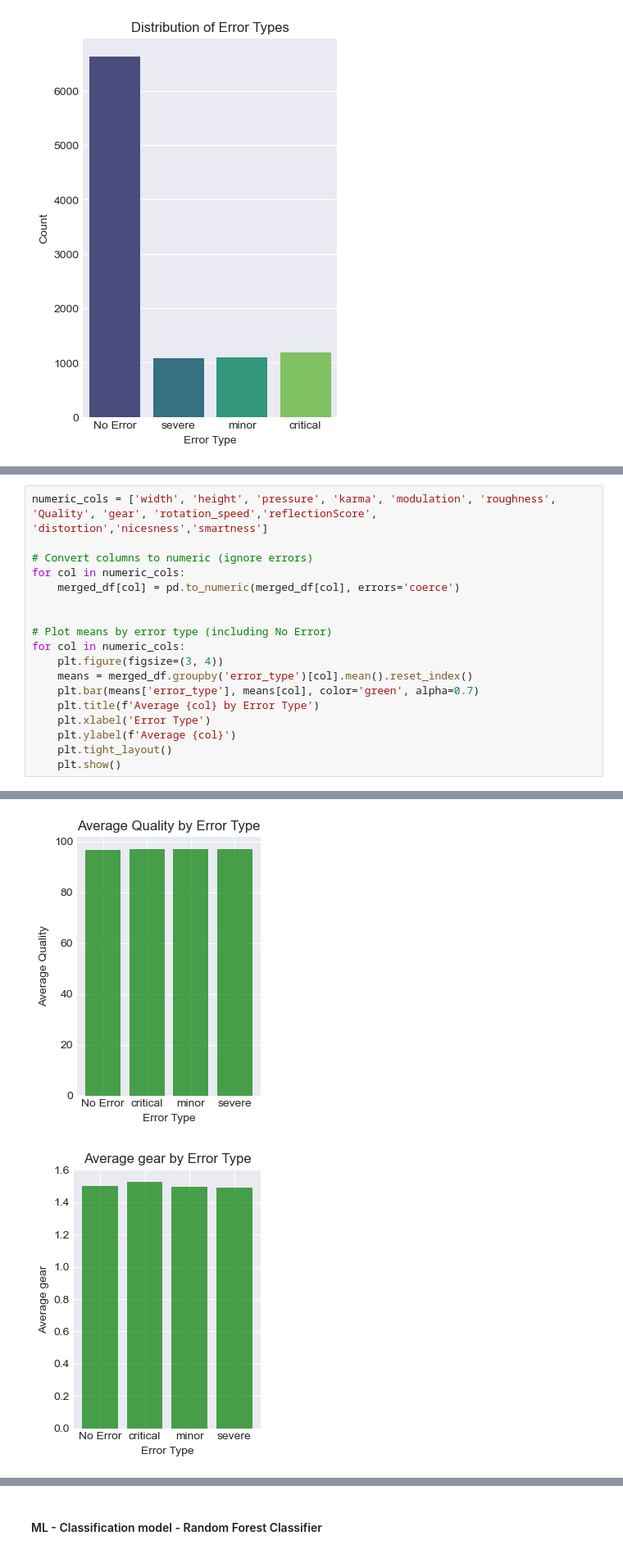
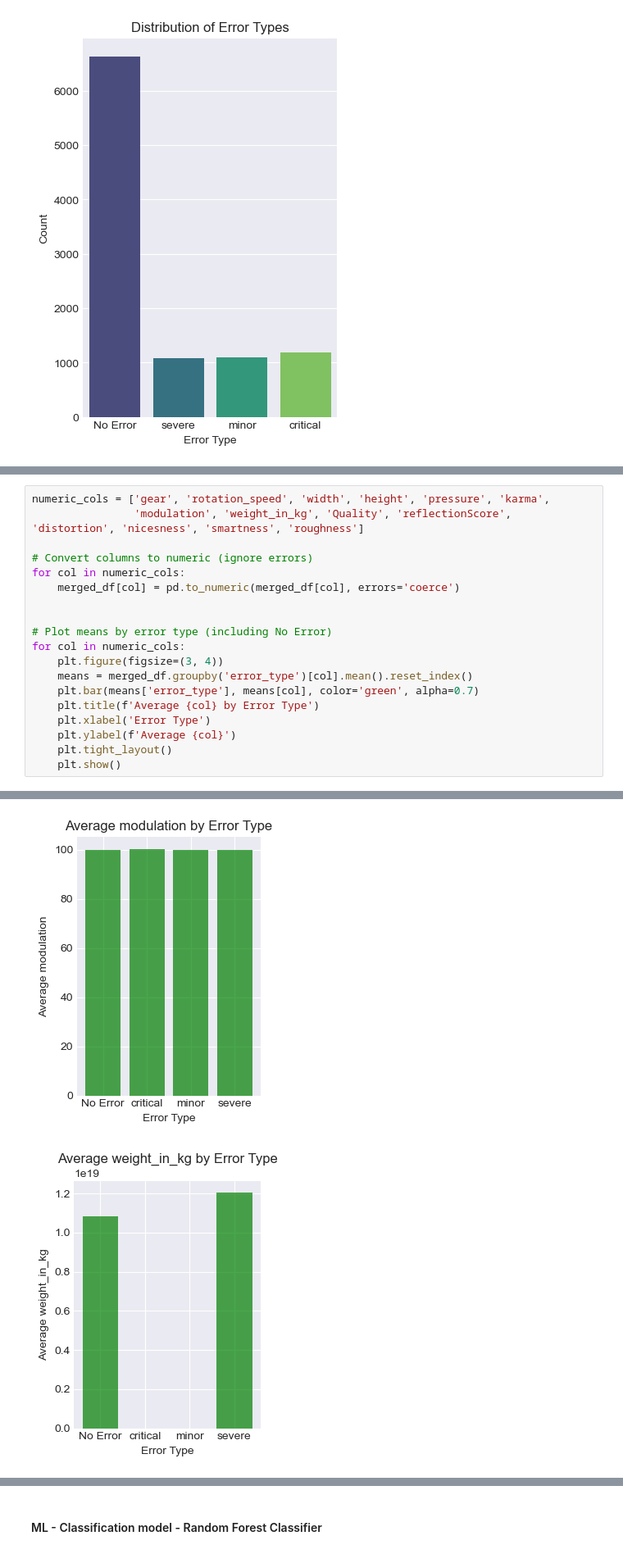
Before and after one commit to Parth-0804/ML_Presentation_Workspace, a Jupyter notebook: ML - SmartBuild Dataset/EDA_Machine_Production.ipynb, the cells around one changed output, grey strips where cells are left out. Shown at 82% size. Saved outputs shown, nothing was run; the diff lists cells and outputs as text.

```diff
--- a/ML - SmartBuild Dataset/EDA_Machine_Production.ipynb
+++ b/ML - SmartBuild Dataset/EDA_Machine_Production.ipynb
@@ -119,5 +134,6 @@ Passing `palette` without assigning `hue` is deprecated and will be removed in v
 # %%
-numeric_cols = ['width', 'height', 'pressure', 'karma', 'modulation', 'roughness', 'Quality', 'gear', 'rotation_speed','reflectionScore', 'distortion','nicesness','smartness']
+numeric_cols = ['gear', 'rotation_speed', 'width', 'height', 'pressure', 'karma',
+                'modulation', 'weight_in_kg', 'Quality', 'reflectionScore', 'distortion', 'nicesness', 'smartness', 'roughness']
 
 # Convert columns to numeric (ignore errors)
 for col in numeric_cols:
@@ -144,2 +160,2 @@ for col in numeric_cols:
-[figure, old version]
+[figure, new version]
-[figure, old version]
+[figure, new version]
```
Also changed, not shown: parts of 15 cells of this notebook.
